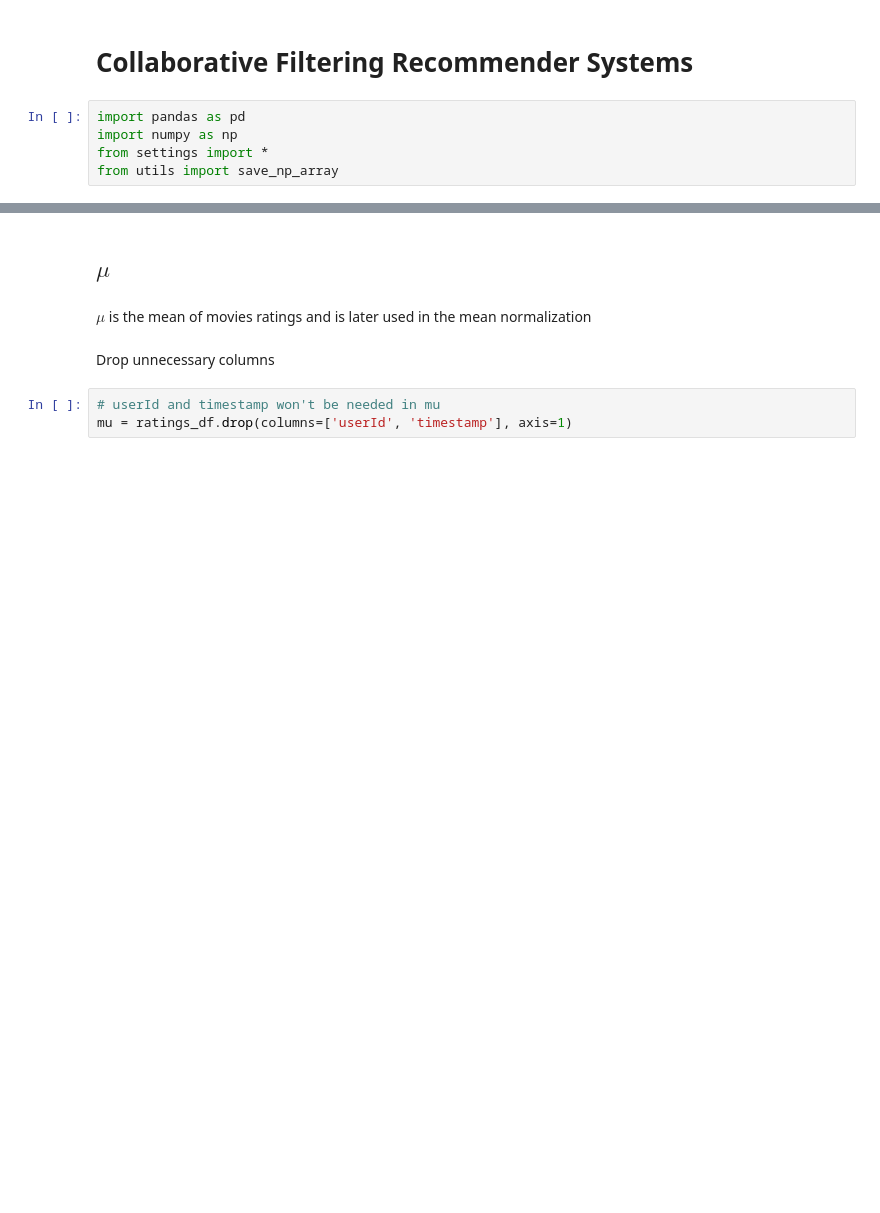
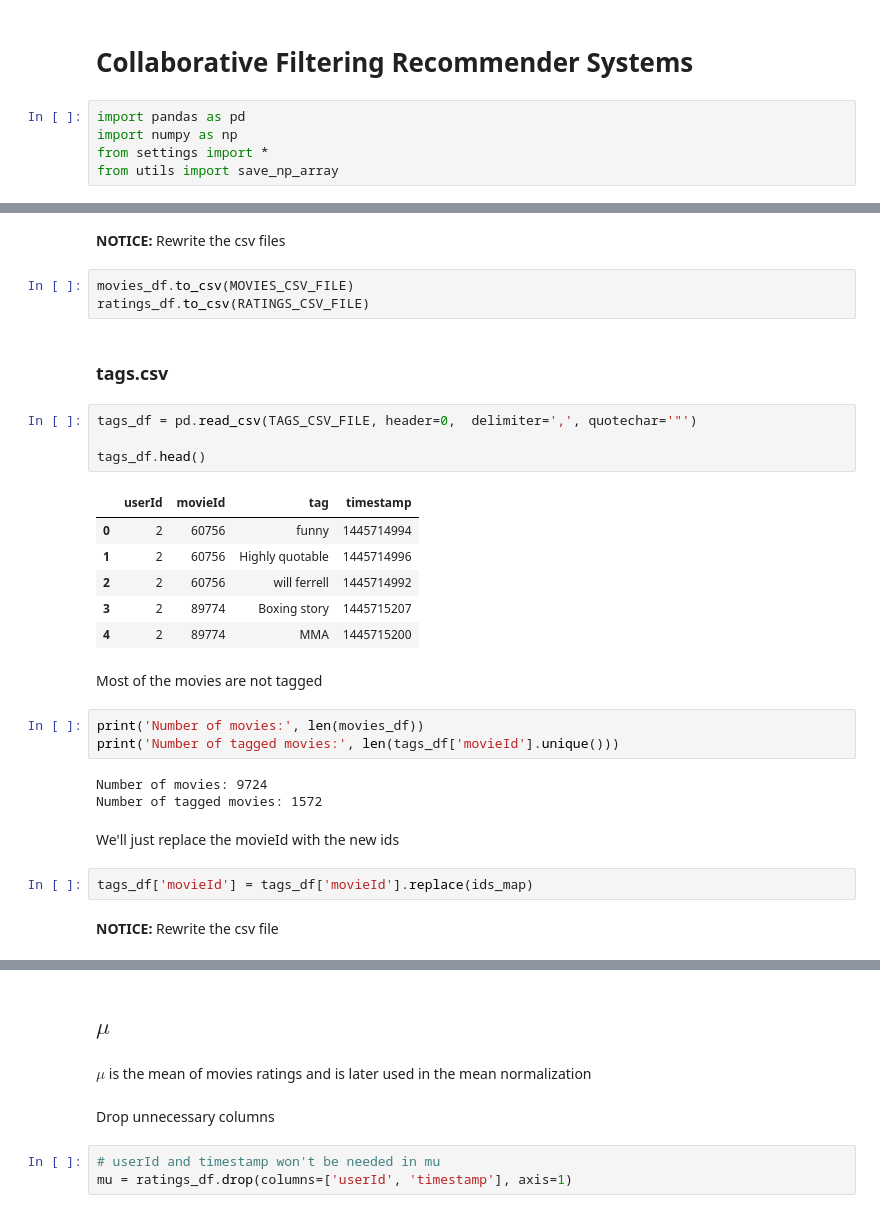
Before and after one commit to srezasm/Collaborative-RecSys, a Jupyter notebook: jupyter-docs/1_data_preprocess.ipynb, the cells around one changed output, grey strips where cells are left out. Drawn from its saved outputs; the diff is of its cells as text; blank space fills up the shorter version.

```diff
--- a/jupyter-docs/1_data_preprocess.ipynb
+++ b/jupyter-docs/1_data_preprocess.ipynb
@@ -20,0 +90,32 @@ ratings_df.head()
+# %% [markdown]
+**NOTICE:** Rewrite the csv files
+# %%
+movies_df.to_csv(MOVIES_CSV_FILE)
+ratings_df.to_csv(RATINGS_CSV_FILE)
+# %% [markdown]
+### tags.csv
+# %%
+tags_df = pd.read_csv(TAGS_CSV_FILE, header=0,  delimiter=',', quotechar='"')
+
+tags_df.head()
+# %% [output]
+|  | userId | movieId | tag | timestamp |
+| 0 | 2 | 60756 | funny | 1445714994 |
+| 1 | 2 | 60756 | Highly quotable | 1445714996 |
+| 2 | 2 | 60756 | will ferrell | 1445714992 |
+| 3 | 2 | 89774 | Boxing story | 1445715207 |
+| 4 | 2 | 89774 | MMA | 1445715200 |
+# %% [markdown]
+Most of the movies are not tagged
+# %%
+print('Number of movies:', len(movies_df))
+print('Number of tagged movies:', len(tags_df['movieId'].unique()))
+# %% [output]
+Number of movies: 9724
+Number of tagged movies: 1572
+# %% [markdown]
+We'll just replace the movieId with the new ids
+# %%
+tags_df['movieId'] = tags_df['movieId'].replace(ids_map)
+# %% [markdown]
+**NOTICE:** Rewrite the csv file
```
Also changed, not shown: parts of 35 cells of this notebook, 8 other files.
